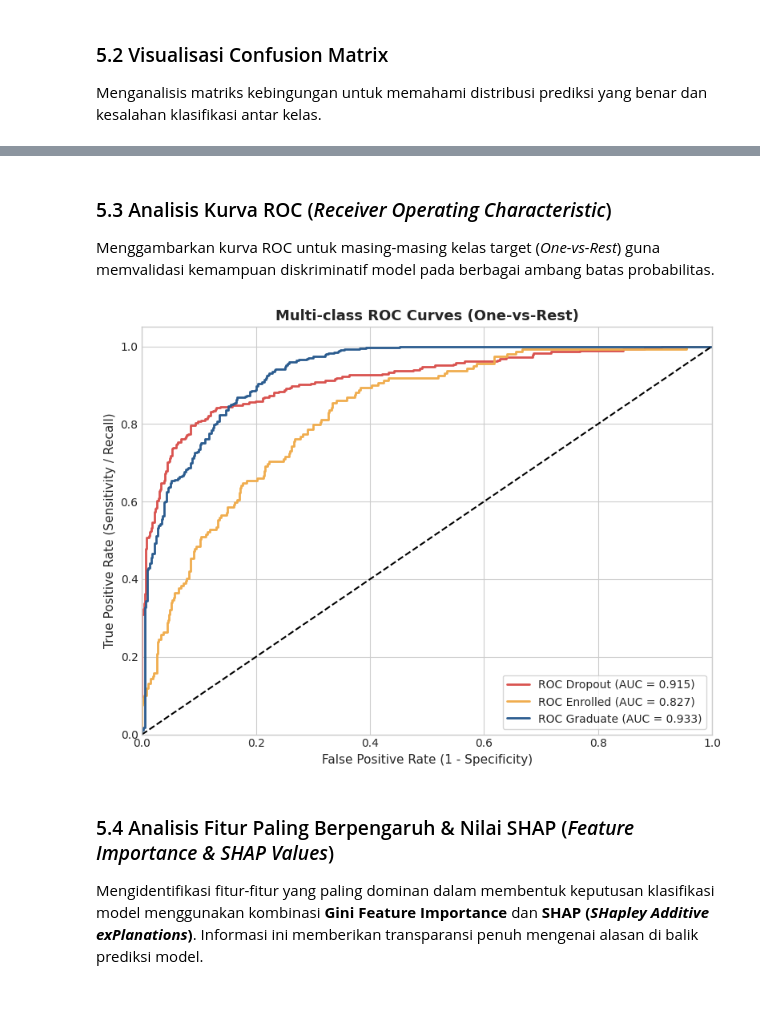
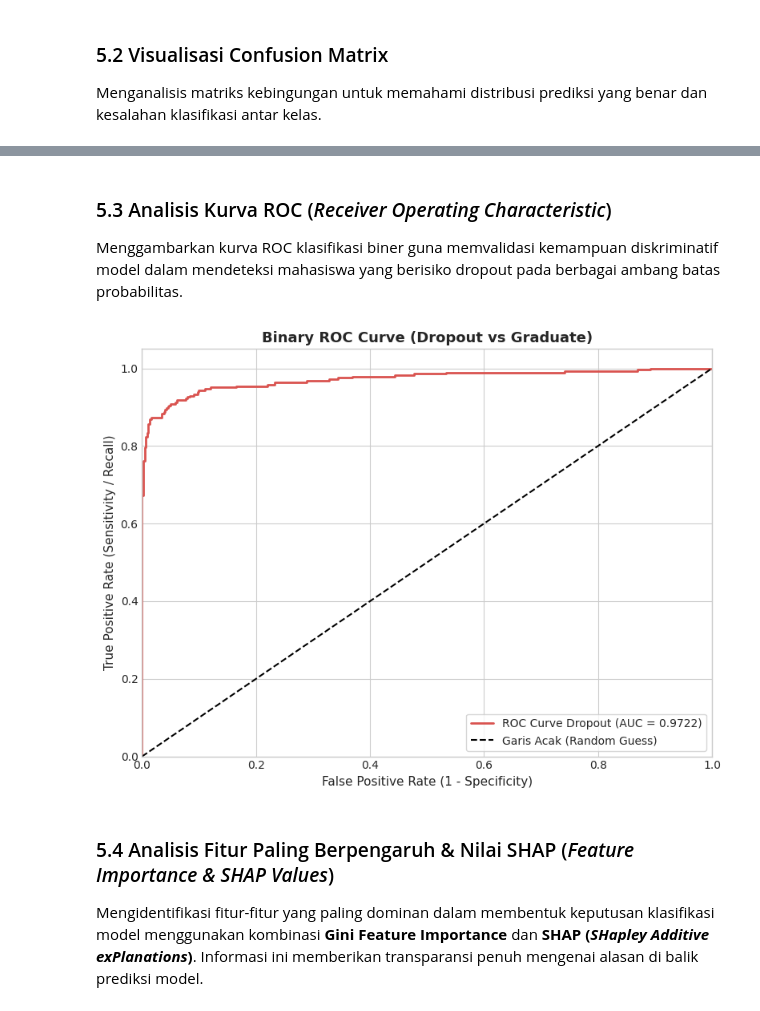
Before and after one commit to dawooodd/Penerapan-Data-Science-2, a Jupyter notebook: notebook.ipynb, the cells around one changed output, grey strips where cells are left out. Cells and saved outputs as stored; diff of their text form; code cells hidden in the pictures.

```diff
--- a/notebook.ipynb
+++ b/notebook.ipynb
@@ -599,12 +611,14 @@ test_results = []
 for name, model in models.items():
     model.fit(X_train, y_train)
     y_pred = model.predict(X_test)
+    y_prob = model.predict_proba(X_test)[:, 1]
 
     acc = accuracy_score(y_test, y_pred)
     f1_macro = f1_score(y_test, y_pred, average='macro')
     f1_weighted = f1_score(y_test, y_pred, average='weighted')
-    rec_dropout = recall_score(y_test, y_pred, labels=['Dropout'], average=None)[0]
-    prec_dropout = precision_score(y_test, y_pred, labels=['Dropout'], average=None)[0]
+    rec_dropout = recall_score(y_test, y_pred, pos_label=1)
+    prec_dropout = precision_score(y_test, y_pred, pos_label=1)
+    auc_score = roc_auc_score(y_test, y_prob)
 
     test_results.append({
         'Model': name,
@@ -612,10 +626,11 @@ for name, model in models.items():
         'Macro F1': round(f1_macro, 4),
         'Weighted F1': round(f1_weighted, 4),
         'Dropout Recall': round(rec_dropout, 4),
-        'Dropout Precision': round(prec_dropout, 4)
+        'Dropout Precision': round(prec_dropout, 4),
+        'ROC-AUC': round(auc_score, 4)
     })
 
 results_df = pd.DataFrame(test_results)
-print("Tabel Komparasi Performa Model pada Data Uji:")
+print("Tabel Komparasi Performa Model pada Data Uji (Binary Classification):")
 results_df
 # %% [output]
@@ -641,7 +656,7 @@ grid_search = GridSearchCV(
     estimator=RandomForestClassifier(random_state=42),
     param_grid=param_grid,
     cv=cv,
-    scoring='f1_macro',
+    scoring='f1',
     n_jobs=-1
 )
 
@@ -649,5 +664,5 @@ grid_search.fit(X_train, y_train)
 
 best_rf = grid_search.best_estimator_
 print(f"Parameter Terbaik Hasil Tuning: {grid_search.best_params_}")
-print(f"Skor F1-Macro CV Terbaik: {grid_search.best_score_:.4f}")
+print(f"Skor F1 CV Terbaik: {grid_search.best_score_:.4f}")
 # %% [output]
@@ -709,38 +724,24 @@ Dari 284 mahasiswa Dropout aktual, 215 (75.7%) berhasil dideteksi dengan tepat.
 # %% [markdown]
 ### 5.3 Analisis Kurva ROC (*Receiver Operating Characteristic*)
-Menggambarkan kurva ROC untuk masing-masing kelas target (*One-vs-Rest*) guna memvalidasi kemampuan diskriminatif model pada berbagai ambang batas probabilitas.
+Menggambarkan kurva ROC klasifikasi biner guna memvalidasi kemampuan diskriminatif model dalam mendeteksi mahasiswa yang berisiko dropout pada berbagai ambang batas probabilitas.
 # %%
-# Binarisasi label target untuk perhitungan ROC multiclass
-y_test_bin = label_binarize(y_test, classes=labels)
-n_classes = y_test_bin.shape[1]
+# Analisis dan Visualisasi Kurva ROC Binary
+fpr, tpr, _ = roc_curve(y_test, y_proba_best[:, 1])
+roc_auc_val = auc(fpr, tpr)
 
-fpr = dict()
-tpr = dict()
-roc_auc_dict = dict()
-
-for i in range(n_classes):
-    fpr[i], tpr[i], _ = roc_curve(y_test_bin[:, i], y_proba_best[:, i])
-    roc_auc_dict[i] = auc(fpr[i], tpr[i])
-
-# Plotting ROC Curves
 plt.figure(figsize=(8, 6))
-colors_roc = ['#d9534f', '#f0ad4e', '#2b5c8f']
-
-for i, color in zip(range(n_classes), colors_roc):
-    plt.plot(fpr[i], tpr[i], color=color, lw=2,
-             label=f'ROC {labels[i]} (AUC = {roc_auc_dict[i]:.3f})')
-
-plt.plot([0, 1], [0, 1], 'k--', lw=1.5)
+plt.plot(fpr, tpr, color='#d9534f', lw=2, label=f'ROC Curve Dropout (AUC = {roc_auc_val:.4f})')
+plt.plot([0, 1], [0, 1], 'k--', lw=1.5, label='Garis Acak (Random Guess)')
 plt.xlim([0.0, 1.0])
 plt.ylim([0.0, 1.05])
 plt.xlabel('False Positive Rate (1 - Specificity)')
 plt.ylabel('True Positive Rate (Sensitivity / Recall)')
-plt.title('Multi-class ROC Curves (One-vs-Rest)', fontsize=13, fontweight='bold')
+plt.title('Binary ROC Curve (Dropout vs Graduate)', fontsize=13, fontweight='bold')
 plt.legend(loc='lower right', frameon=True)
 plt.tight_layout()
 plt.show()
 # %% [output]
-[figure, old version]
+[figure, new version]
 # %% [markdown]
 ### 5.4 Analisis Fitur Paling Berpengaruh & Nilai SHAP (*Feature Importance & SHAP Values*)
 Mengidentifikasi fitur-fitur yang paling dominan dalam membentuk keputusan klasifikasi model menggunakan kombinasi **Gini Feature Importance** dan **SHAP (*SHapley Additive exPlanations*)**. Informasi ini memberikan transparansi penuh mengenai alasan di balik prediksi model.
```
Also changed, not shown: parts of 18 cells of this notebook, 4 other files.
